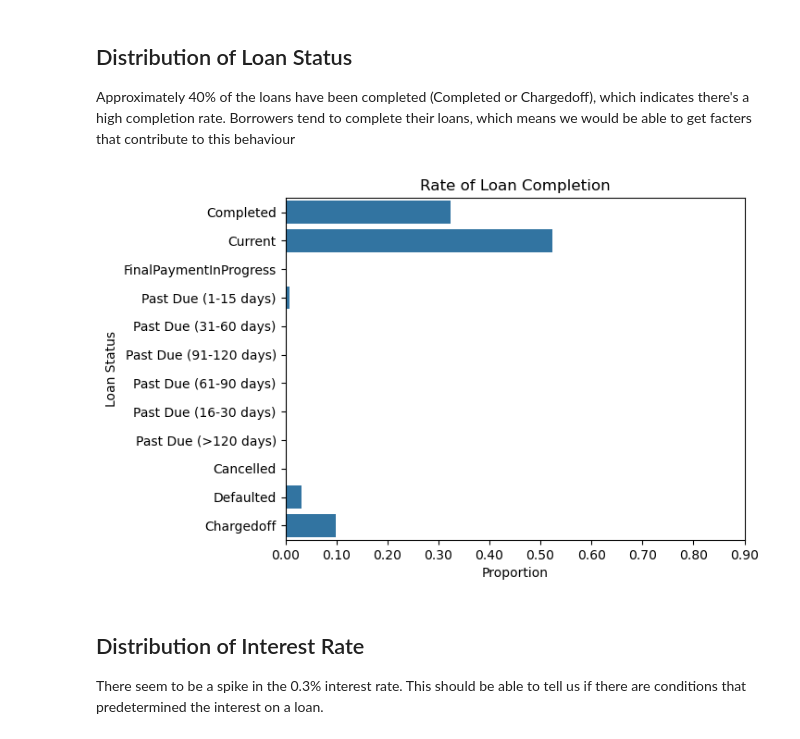
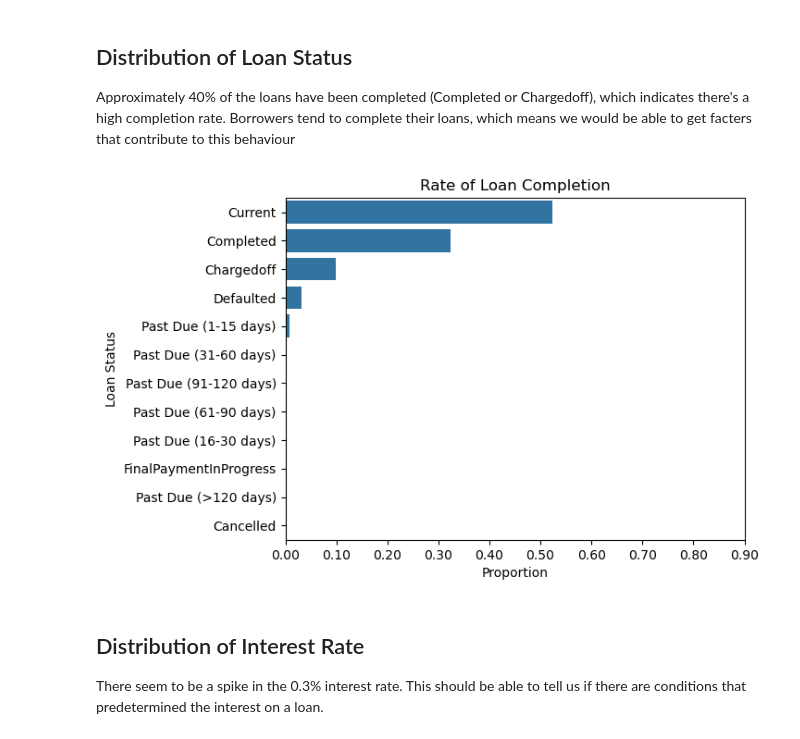
Before and after one commit to ismailomodara/prosper-loan-analysis, a Jupyter notebook: Prosper_Loans_Data_Part2.ipynb, the cells around one changed output. Drawn from its saved outputs; the diff is of its cells as text; code cells hidden in the pictures.

```diff
--- a/Prosper_Loans_Data_Part2.ipynb
+++ b/Prosper_Loans_Data_Part2.ipynb
@@ -60,20 +61,21 @@ statuses = pd.api.types.CategoricalDtype(categories=categories)
 
 loans['LoanStatus'] =  loans['LoanStatus'].astype(statuses);
 # %%
-sb.countplot(data = loans, y = "LoanStatus", color = sb.color_palette()[0]);
+order = loans.LoanStatus.value_counts().index
+sb.countplot(data = loans, y = "LoanStatus", color = sb.color_palette()[0], order=order);
 
 tick_props = np.arange(0, 1, 0.1)
 tick_names = ['{:0.2f}'.format(v) for v in tick_props]
 
 
 plt.title("Rate of Loan Completion")
 
 plt.xticks(tick_props * loans.shape[0], tick_names);
 plt.xlabel("Proportion")
 
 plt.ylabel("Loan Status");
 # %% [output]
-[figure, old version]
+[figure, new version]
 # %% [markdown]
 ## Distribution of Interest Rate
 
```
Also changed, not shown: parts of 3 cells of this notebook, 3 other files.
